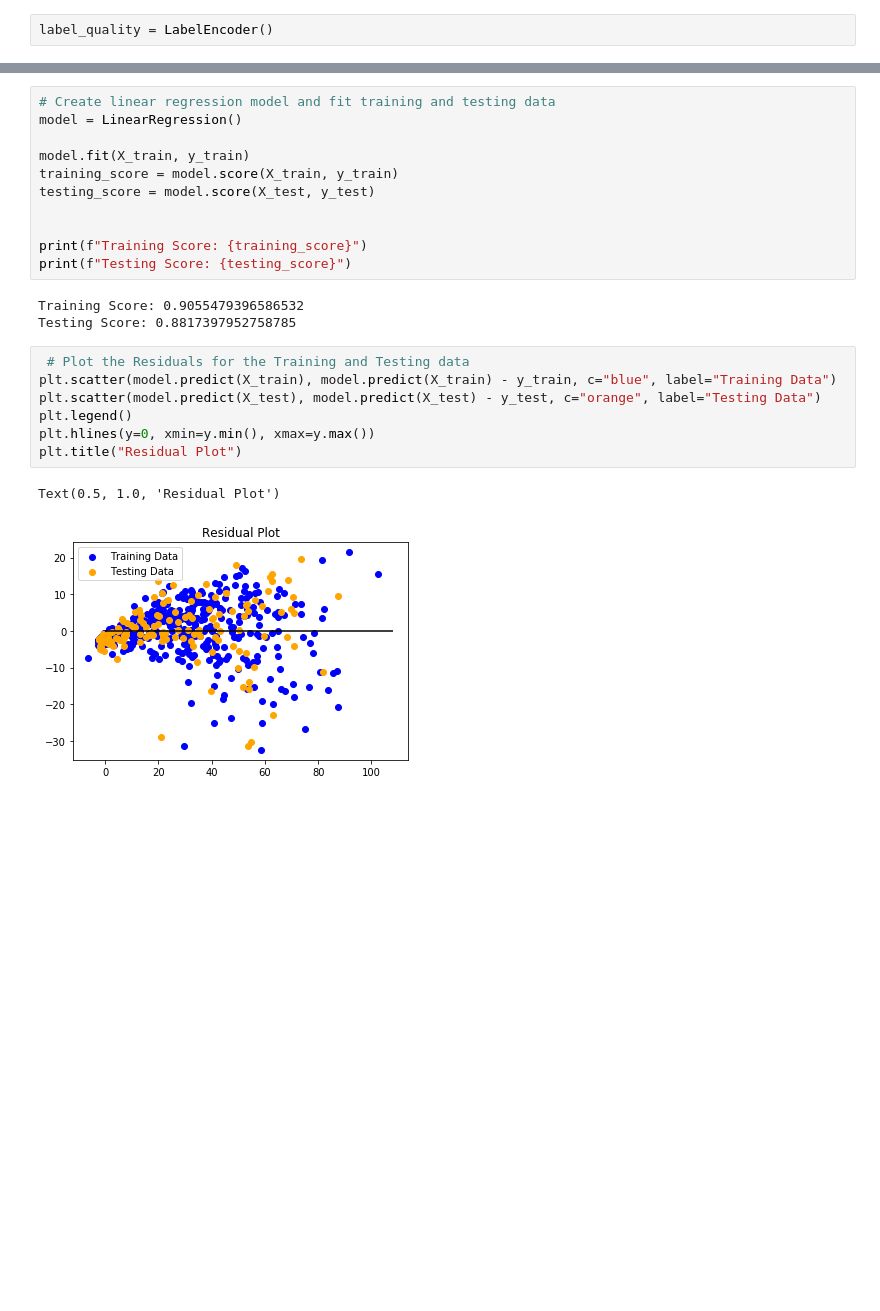
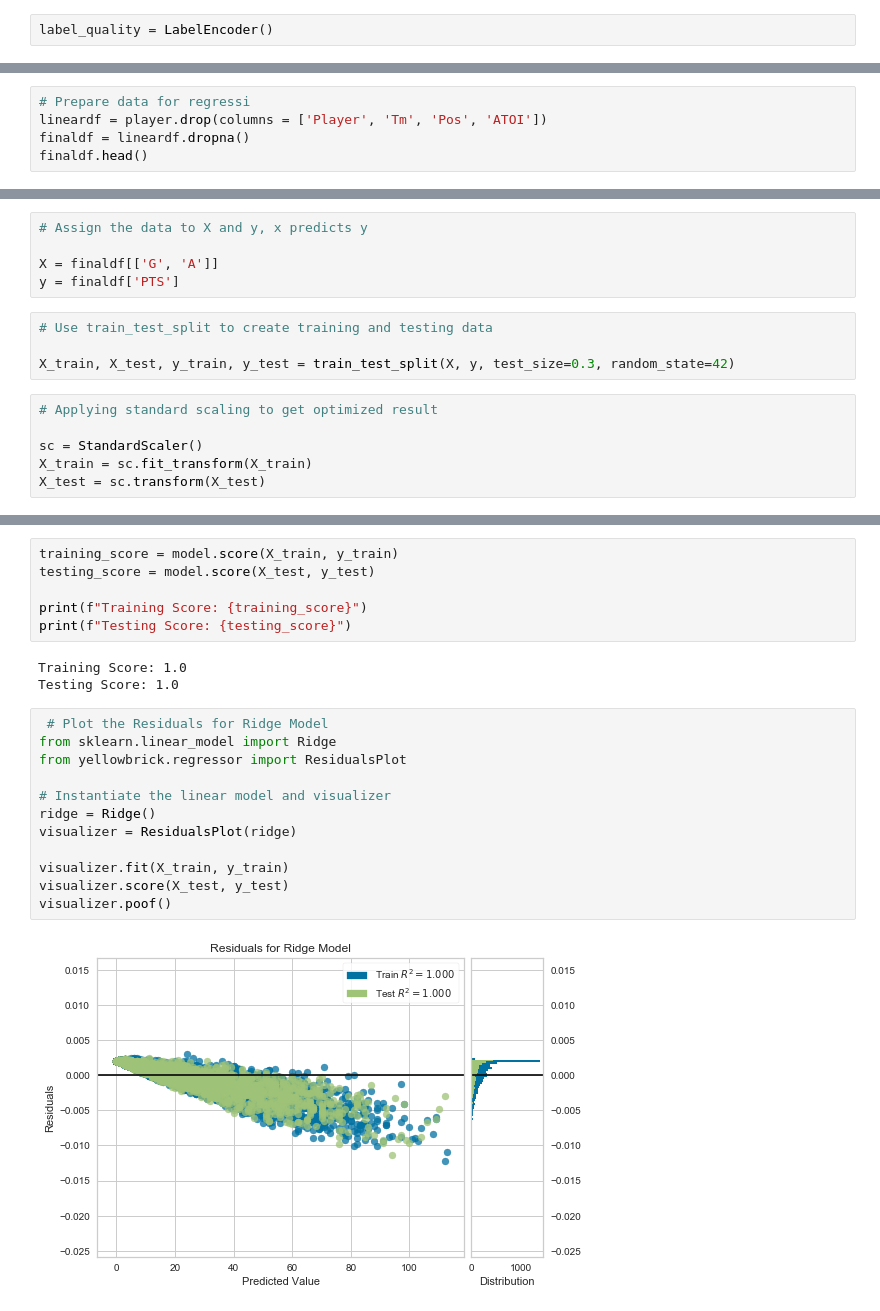
Before and after one commit to knwright/Hard_Refresh, a Jupyter notebook: NHL_Player_ML.ipynb, the cells around one changed output, grey strips where cells are left out. Cells and saved outputs as stored; diff of their text form; blank space fills up the shorter version.

Commit message:
Adding models

```diff
--- a/NHL_Player_ML.ipynb
+++ b/NHL_Player_ML.ipynb
@@ -85,0 +224,5 @@ X_train, X_test, y_train, y_test = train_test_split(X, y, random_state=42)
+# %%
+# Prepare data for regressi
+lineardf = player.drop(columns = ['Player', 'Tm', 'Pos', 'ATOI'])
+finaldf = lineardf.dropna()
+finaldf.head()
@@ -85,0 +237,15 @@ X_train, X_test, y_train, y_test = train_test_split(X, y, random_state=42)
+# %%
+# Assign the data to X and y, x predicts y
+
+X = finaldf[['G', 'A']]
+y = finaldf['PTS']
+# %%
+# Use train_test_split to create training and testing data
+
+X_train, X_test, y_train, y_test = train_test_split(X, y, test_size=0.3, random_state=42)
+# %%
+# Applying standard scaling to get optimized result
+
+sc = StandardScaler()
+X_train = sc.fit_transform(X_train)
+X_test = sc.transform(X_test)
@@ -86,25 +262,24 @@ X_train, X_test, y_train, y_test = train_test_split(X, y, random_state=42)
 # %%
-# Create linear regression model and fit training and testing data
-model = LinearRegression()
-
-model.fit(X_train, y_train)
 training_score = model.score(X_train, y_train)
 testing_score = model.score(X_test, y_test)
 
-
 print(f"Training Score: {training_score}")
 print(f"Testing Score: {testing_score}")
 # %% [output]
-Training Score: 0.9055479396586532
-Testing Score: 0.8817397952758785
+Training Score: 1.0
+Testing Score: 1.0
-# %%
- # Plot the Residuals for the Training and Testing data
-plt.scatter(model.predict(X_train), model.predict(X_train) - y_train, c="blue", label="Training Data")
-plt.scatter(model.predict(X_test), model.predict(X_test) - y_test, c="orange", label="Testing Data")
-plt.legend()
-plt.hlines(y=0, xmin=y.min(), xmax=y.max())
-plt.title("Residual Plot")
-# %% [output]
-Text(0.5, 1.0, 'Residual Plot')
-[figure, removed]
+# %%
+ # Plot the Residuals for Ridge Model
+from sklearn.linear_model import Ridge
+from yellowbrick.regressor import ResidualsPlot
+
+# Instantiate the linear model and visualizer
+ridge = Ridge()
+visualizer = ResidualsPlot(ridge)
+
+visualizer.fit(X_train, y_train)
+visualizer.score(X_test, y_test)
+visualizer.poof()
+# %% [output]
+[figure, added]
 # %%
```
Also changed, not shown: parts of 31 cells of this notebook.
